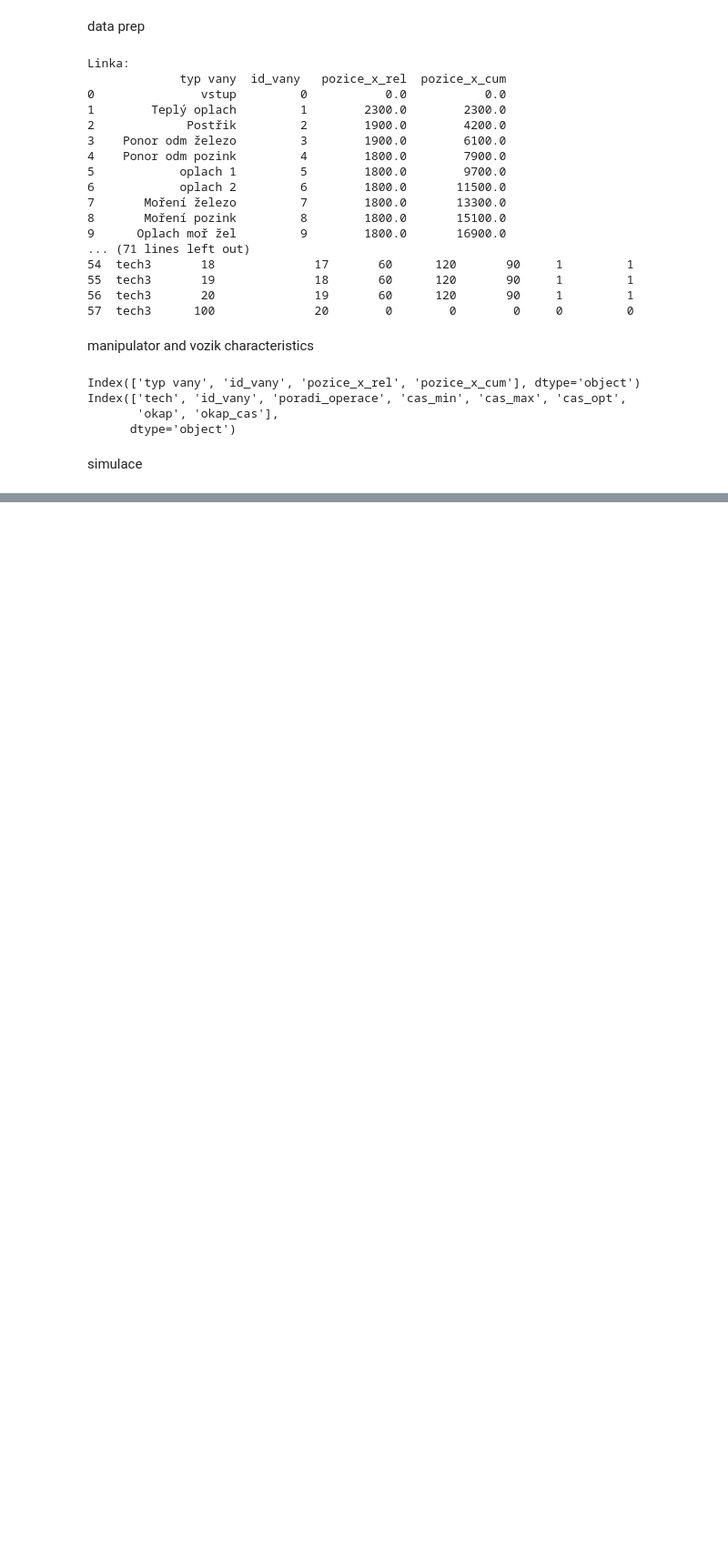
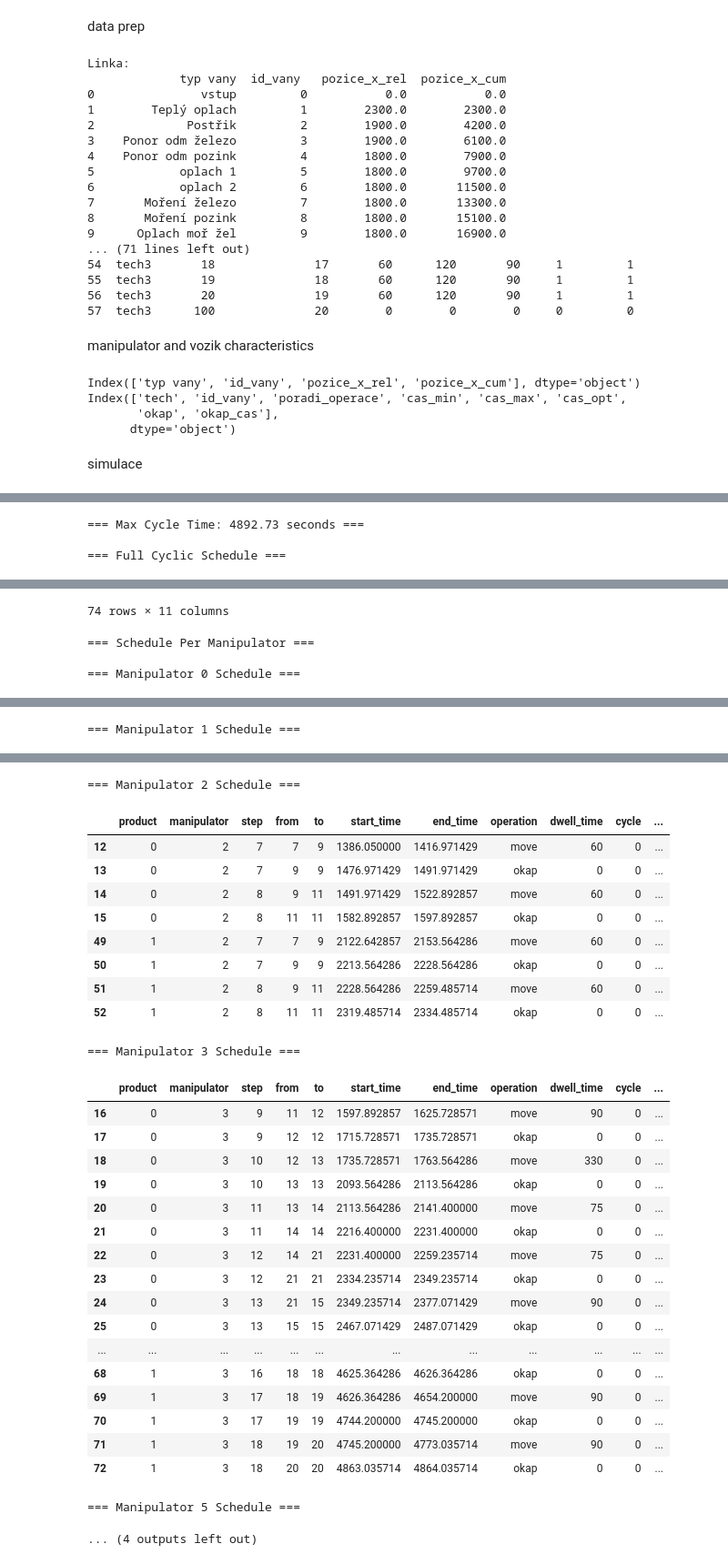
Before and after one commit to heghiw/lakovaci-linka, a Jupyter notebook: experiments.ipynb, the cells around one changed output, grey strips where cells are left out. Shown: that part at 91% size. Cells and saved outputs as stored; diff of their text form; code cells hidden in the pictures; blank space fills up the shorter version.

```diff
--- a/experiments.ipynb
+++ b/experiments.ipynb
@@ -1574,8 +80,0 @@ def build_smarter_cyclic_schedule(recept_df, tech, linka_df, speeds, n_manipulat
-# %%
-schedule_df = build_smarter_cyclic_schedule(
-    recept_df,
-    tech,
-    linka_df,
-    manipulator_characteristics,
-    N_MANIPULATORS
-)
@@ -1629,4 +80,0 @@ show_schedule_per_manip(schedule_df)
-# %%
-sim_df = simulate_line_run_v2(schedule_df, N_MANIPULATORS, NUM_PRODUCTS, linka_df)
-plot_linka_gantt(sim_df)
-plot_manipulator_timelines(sim_df)
@@ -1636,9 +80,0 @@ plot_manipulator_timelines(sim_df)
-# %%
-NUM_PRODUCTS = 10  # Set number of products
-
-# Run simulation with your smart cyclic schedule
-sim_df = simulate_line_run_v2(schedule_df, N_MANIPULATORS, NUM_PRODUCTS, linka_df)
-
-# Print results
-print("\nSimulation Output for 10 Products:")
-print(sim_df)
@@ -1667,0 +230,24 @@ Mounted at /content/drive
+# %%
+def print_all_outputs(schedule_df, sim_df):
+    print(f"\n=== Max Cycle Time: {schedule_df['cycle_time'].max():.2f} seconds ===")
+
+    print("\n=== Full Cyclic Schedule ===")
+    display(schedule_df)
+
+    print("\n=== Schedule Per Manipulator ===")
+    for m in schedule_df['manipulator'].unique():
+        print(f"\n=== Manipulator {int(m)} Schedule ===")
+        display(schedule_df[schedule_df['manipulator'] == m])
+
+    print("\n=== Simulation Log ===")
+    display(sim_df)
+# %%
+schedule_df = build_true_pipelined_schedule(
+    recept_df, "tech1", linka_df, manipulator_characteristics, N_MANIPULATORS, takt=300
+)
+sim_df = simulate_line_run(schedule_df, N_MANIPULATORS, 10)
+print_all_outputs(schedule_df, sim_df)
+# %% [output]
+=== Max Cycle Time: 4892.73 seconds ===
+
+=== Full Cyclic Schedule ===
@@ -1667,0 +266,4 @@ Mounted at /content/drive
+74 rows × 11 columns
+=== Schedule Per Manipulator ===
+
+=== Manipulator 0 Schedule ===
@@ -1667,0 +283 @@ Mounted at /content/drive
+=== Manipulator 1 Schedule ===
@@ -1667,0 +297,30 @@ Mounted at /content/drive
+=== Manipulator 2 Schedule ===
+|  | product | manipulator | step | from | to | start_time | end_time | operation | dwell_time | cycle | ... |
+| 12 | 0 | 2 | 7 | 7 | 9 | 1386.050000 | 1416.971429 | move | 60 | 0 | ... |
+| 13 | 0 | 2 | 7 | 9 | 9 | 1476.971429 | 1491.971429 | okap | 0 | 0 | ... |
+| 14 | 0 | 2 | 8 | 9 | 11 | 1491.971429 | 1522.892857 | move | 60 | 0 | ... |
+| 15 | 0 | 2 | 8 | 11 | 11 | 1582.892857 | 1597.892857 | okap | 0 | 0 | ... |
+| 49 | 1 | 2 | 7 | 7 | 9 | 2122.642857 | 2153.564286 | move | 60 | 0 | ... |
+| 50 | 1 | 2 | 7 | 9 | 9 | 2213.564286 | 2228.564286 | okap | 0 | 0 | ... |
+| 51 | 1 | 2 | 8 | 9 | 11 | 2228.564286 | 2259.485714 | move | 60 | 0 | ... |
+| 52 | 1 | 2 | 8 | 11 | 11 | 2319.485714 | 2334.485714 | okap | 0 | 0 | ... |
+=== Manipulator 3 Schedule ===
+|  | product | manipulator | step | from | to | start_time | end_time | operation | dwell_time | cycle | ... |
+| 16 | 0 | 3 | 9 | 11 | 12 | 1597.892857 | 1625.728571 | move | 90 | 0 | ... |
+| 17 | 0 | 3 | 9 | 12 | 12 | 1715.728571 | 1735.728571 | okap | 0 | 0 | ... |
+| 18 | 0 | 3 | 10 | 12 | 13 | 1735.728571 | 1763.564286 | move | 330 | 0 | ... |
+| 19 | 0 | 3 | 10 | 13 | 13 | 2093.564286 | 2113.564286 | okap | 0 | 0 | ... |
+| 20 | 0 | 3 | 11 | 13 | 14 | 2113.564286 | 2141.400000 | move | 75 | 0 | ... |
+| 21 | 0 | 3 | 11 | 14 | 14 | 2216.400000 | 2231.400000 | okap | 0 | 0 | ... |
+| 22 | 0 | 3 | 12 | 14 | 21 | 2231.400000 | 2259.235714 | move | 75 | 0 | ... |
+| 23 | 0 | 3 | 12 | 21 | 21 | 2334.235714 | 2349.235714 | okap | 0 | 0 | ... |
+| 24 | 0 | 3 | 13 | 21 | 15 | 2349.235714 | 2377.071429 | move | 90 | 0 | ... |
+| 25 | 0 | 3 | 13 | 15 | 15 | 2467.071429 | 2487.071429 | okap | 0 | 0 | ... |
+| ... | ... | ... | ... | ... | ... | ... | ... | ... | ... | ... | ... |
+| 68 | 1 | 3 | 16 | 18 | 18 | 4625.364286 | 4626.364286 | okap | 0 | 0 | ... |
+| 69 | 1 | 3 | 17 | 18 | 19 | 4626.364286 | 4654.200000 | move | 90 | 0 | ... |
+| 70 | 1 | 3 | 17 | 19 | 19 | 4744.200000 | 4745.200000 | okap | 0 | 0 | ... |
+| 71 | 1 | 3 | 18 | 19 | 20 | 4745.200000 | 4773.035714 | move | 90 | 0 | ... |
+| 72 | 1 | 3 | 18 | 20 | 20 | 4863.035714 | 4864.035714 | okap | 0 | 0 | ... |
+=== Manipulator 5 Schedule ===
+... (4 outputs left out)
```
Also changed, not shown: parts of 28 cells of this notebook.
